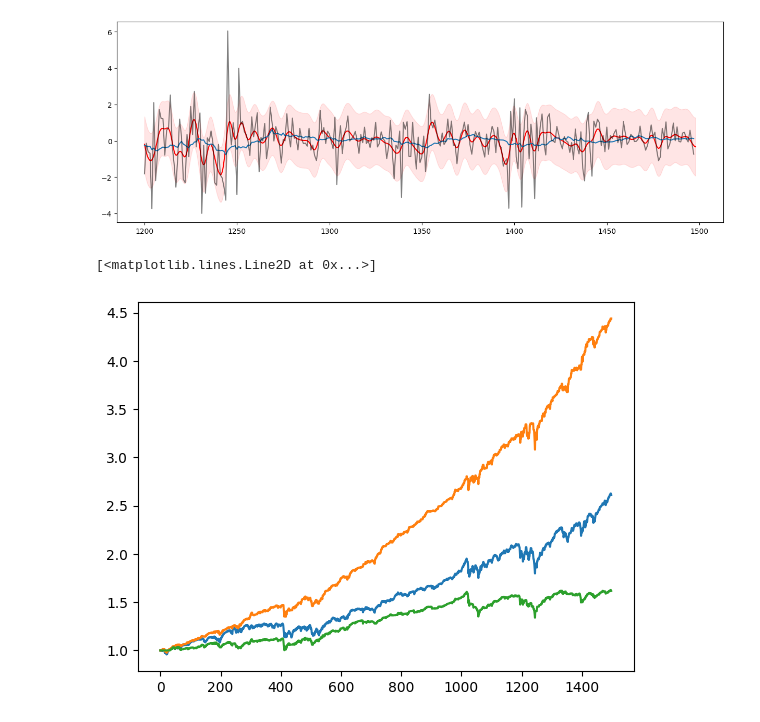
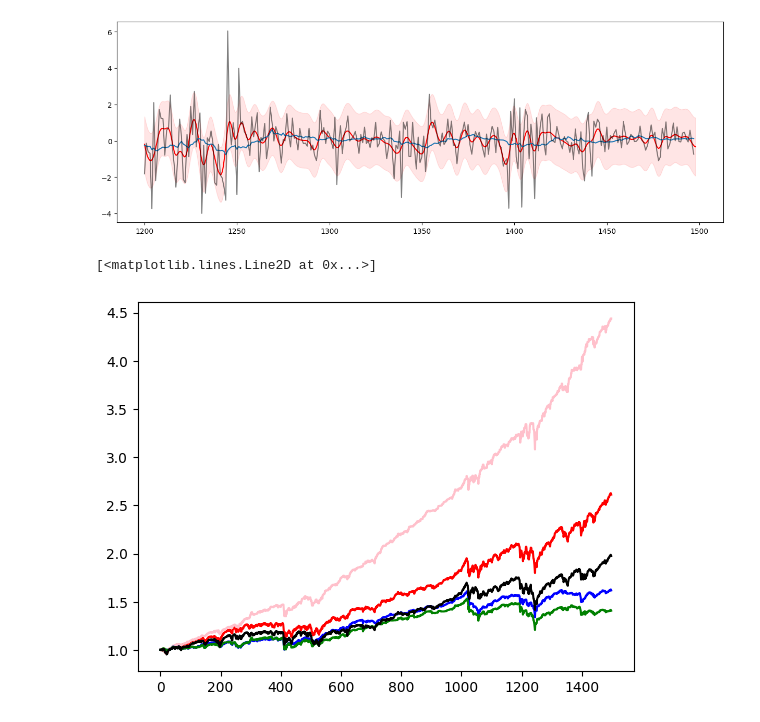
Before and after one commit to maxnorman569/comp0051_algorithmic_trading, a Jupyter notebook: coursework-two/III_strategy_gp_2.ipynb, the cells around one changed output. Cells and saved outputs as stored; diff of their text form; code cells hidden in the pictures.

```diff
--- a/coursework-two/III_strategy_gp_2.ipynb
+++ b/coursework-two/III_strategy_gp_2.ipynb
@@ -19,6 +19,8 @@ from tqdm import tqdm
 from utility import get_closing_price_from_yfinance, get_effr_from_nyfed, get_daily_excess_return
 # %%
 class ExactGPModel(gp.models.ExactGP):
+    """  Closed form solution to GP regression"""
+
     def __init__(self, train_x, train_y, likelihood):
         super(ExactGPModel, self).__init__(train_x, train_y, likelihood)
         self.mean_module = gp.means.ConstantMean()
@@ -290,14 +294,6 @@ for idx, _ in tqdm(enumerate(y_train[:-1])):
         n_long += 1
         V[idx+1] = cash[idx]/p_eval  + V[idx]
         cash[idx+1] = 0
-
-    if cash[idx] ==0 and V[idx] == 0:
-        print('damn')
-        print('idx: ', idx)
-        print('y_eval: ', y_eval)
-        print('gp_mean: ', gp_mean[x_range_idx])
-        print('gp_upper: ', gp_upper[x_range_idx])
-        print('gp_lower: ', gp_lower[x_range_idx])
 # %%
 portfolio_value_gp = V*P + cash
 # %%
@@ -487,9 +483,12 @@ for idx, _ in tqdm(enumerate(y_train[:-1])):
 # %%
 portfolio_value_gp_cci = V*P + cash
 # %%
-plt.plot(portfolio_value_gp_cci)
-plt.plot(portfolio_value_gp)
-plt.plot(portfolio_value_ma)
+plt.plot(portfolio_value_gp_cci, color = 'red')
+plt.plot(portfolio_value_gp, color= 'pink')
+plt.plot(portfolio_value_ma, color = 'blue')
+plt.plot(portfolio_value_mu, color = 'green')
+
+plt.plot(P/P[0], color = 'black')
 # %% [output]
 [<matplotlib.lines.Line2D at 0x...>]
-[figure, old version]
+[figure, new version]
```
Also changed, not shown: parts of 5 cells of this notebook, 3 other files.
